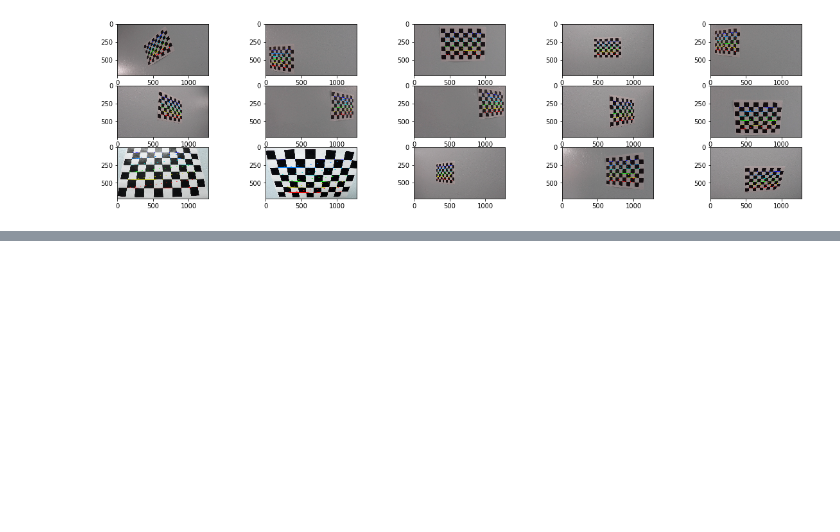
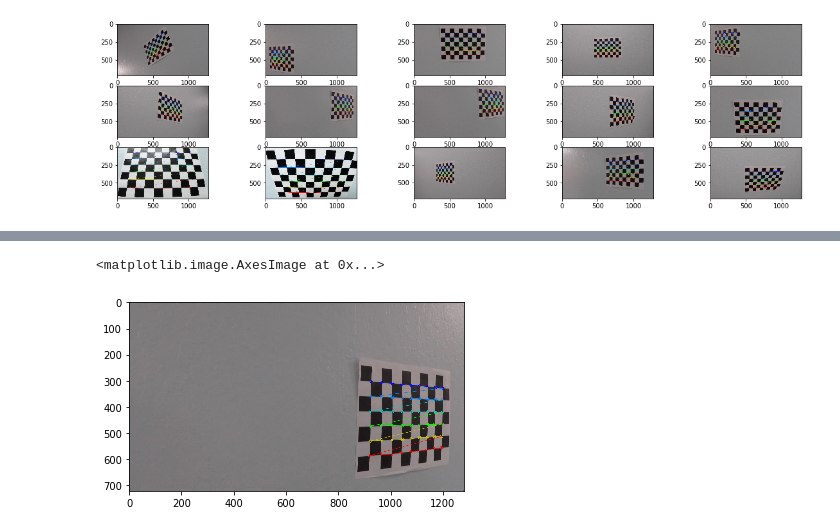
Before and after one commit to Bovey0809/CarND-Advanced-Lane-Lines, a Jupyter notebook: examples/Advanced.ipynb, the cells around one changed output, grey strips where cells are left out. Saved outputs shown, nothing was run; the diff lists cells and outputs as text; code cells hidden in the pictures; blank space fills up the shorter version.

```diff
--- a/examples/Advanced.ipynb
+++ b/examples/Advanced.ipynb
@@ -74,0 +94,5 @@ show_images(des_images, 5)
+# %%
+plt.imshow(des_images[0])
+# %% [output]
+<matplotlib.image.AxesImage at 0x...>
+[figure, added]
```
Also changed, not shown: parts of 15 cells of this notebook.
